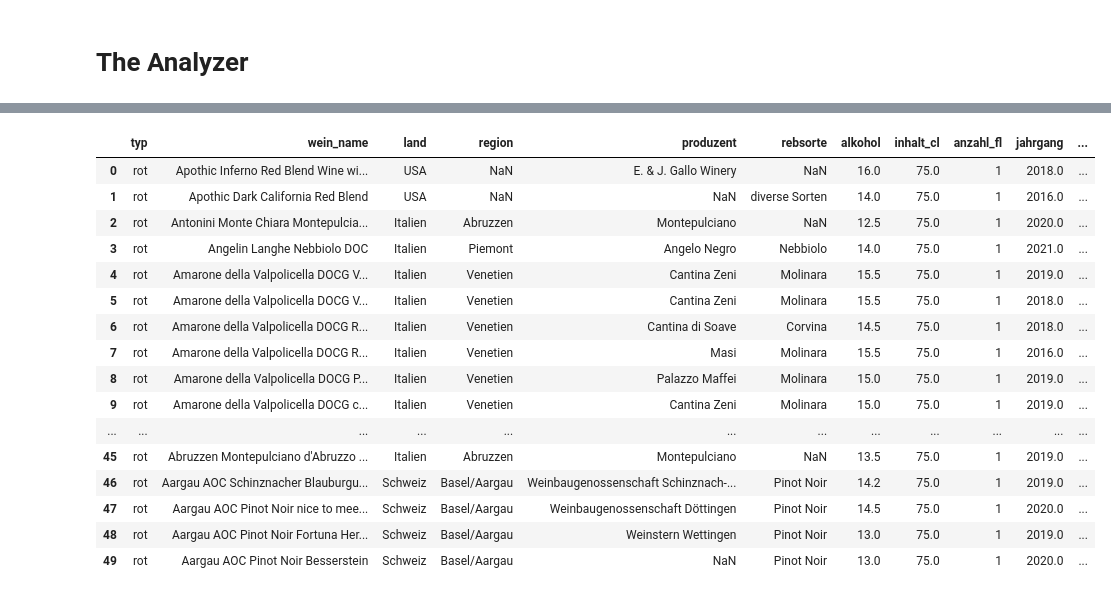
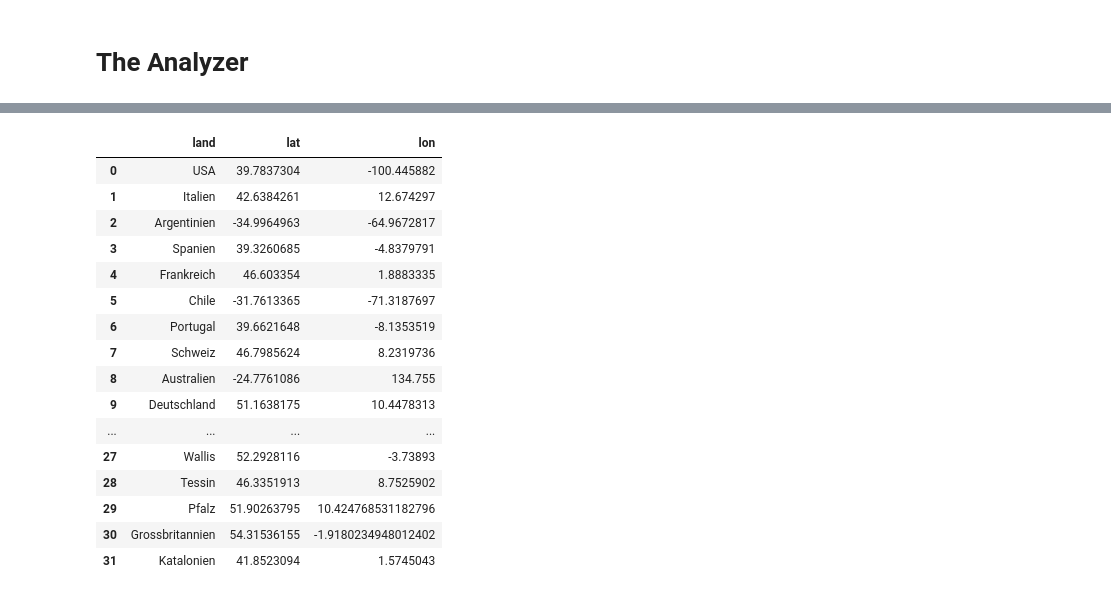
Before and after one commit to TobiasFatzer/data_analytics_final_project, a Jupyter notebook: 02_data_analyzation.ipynb, the cells around one changed output, grey strips where cells are left out. Cells and saved outputs as stored; diff of their text form; code cells hidden in the pictures.

```diff
--- a/02_data_analyzation.ipynb
+++ b/02_data_analyzation.ipynb
@@ -16,3 +16,9 @@ warnings.filterwarnings('ignore')
 df = pd.read_csv('wine_data.csv',
                  sep=',',
                  encoding='utf-8')
+
+df1 = pd.read_csv('wine_data.csv',
+                 sep=',',
+                 encoding='utf-8')[['land']]
+
+df.head()
@@ -18,0 +32,3 @@ df = pd.read_csv('wine_data.csv',
+# %%
+df2 = df1.dropna()
+df2
@@ -18,0 +49,4 @@ df = pd.read_csv('wine_data.csv',
+# %%
+df3 = df2.drop_duplicates()
+df3 = df3.reset_index(drop=True)
+df3.head()
@@ -19,52 +60,52 @@ df = pd.read_csv('wine_data.csv',
 # %%
 import requests
 import urllib.parse
 
 geolocation = []
 n = 1
-for i in df['land'].astype(str):
+for i in df3['land'].astype(str):
 
     print('Geocoding address',
           n,
           'out of',
-          len(df['land']),
+          len(df3['land']),
           ':',
           i)
     n=n+1
     clear_output(wait=True)
 
     try:
-        url = 'https://nominatim.openstreetmap.org/search/' + urllib.parse.quote(i) +'?format=json'
-        response = requests.get(url).json()
-        geolocation.append(pd.Series(data={'lat': response[0]["lat"], 'lon': response[0]["lon"]}))
+            url = 'https://nominatim.openstreetmap.org/search/' + urllib.parse.quote(i) +'?format=json'
+            response = requests.get(url).json()
+            geolocation.append(pd.Series(data={'lat': response[0]["lat"], 'lon': response[0]["lon"]}))
 
     except:
-        geolocation.append(pd.Series(data={'lat': None, 'lon': None}))
+            geolocation.append(pd.Series(data={'lat': None, 'lon': None}))
 
 
 
 # Write lat and lon to df
 df_loc = pd.DataFrame(geolocation,
                       columns=("lat", "lon"),
-                      index=range(len(df['land'])))
-df['lat'] = df_loc['lat']
-df['lon'] = df_loc['lon']
-df.head(50)
+                      index=range(len(df3['land'])))
+df3['lat'] = df_loc['lat']
+df3['lon'] = df_loc['lon']
+df3.head(50)
 # %% [output]
-|  | typ | wein_name | land | region | produzent | rebsorte | alkohol | inhalt_cl | anzahl_fl | jahrgang | ... |
-| 0 | rot | Apothic Inferno Red Blend Wine wi... | USA | NaN | E. & J. Gallo Winery | NaN | 16.0 | 75.0 | 1 | 2018.0 | ... |
-| 1 | rot | Apothic Dark California Red Blend | USA | NaN | NaN | diverse Sorten | 14.0 | 75.0 | 1 | 2016.0 | ... |
-| 2 | rot | Antonini Monte Chiara Montepulcia... | Italien | Abruzzen | Montepulciano | NaN | 12.5 | 75.0 | 1 | 2020.0 | ... |
-| 3 | rot | Angelin Langhe Nebbiolo DOC | Italien | Piemont | Angelo Negro | Nebbiolo | 14.0 | 75.0 | 1 | 2021.0 | ... |
-| 4 | rot | Amarone della Valpolicella DOCG V... | Italien | Venetien | Cantina Zeni | Molinara | 15.5 | 75.0 | 1 | 2019.0 | ... |
-| 5 | rot | Amarone della Valpolicella DOCG V... | Italien | Venetien | Cantina Zeni | Molinara | 15.5 | 75.0 | 1 | 2018.0 | ... |
-| 6 | rot | Amarone della Valpolicella DOCG R... | Italien | Venetien | Cantina di Soave | Corvina | 14.5 | 75.0 | 1 | 2018.0 | ... |
-| 7 | rot | Amarone della Valpolicella DOCG R... | Italien | Venetien | Masi | Molinara | 15.5 | 75.0 | 1 | 2016.0 | ... |
-| 8 | rot | Amarone della Valpolicella DOCG P... | Italien | Venetien | Palazzo Maffei | Molinara | 15.0 | 75.0 | 1 | 2019.0 | ... |
-| 9 | rot | Amarone della Valpolicella DOCG c... | Italien | Venetien | Cantina Zeni | Molinara | 15.0 | 75.0 | 1 | 2019.0 | ... |
-| ... | ... | ... | ... | ... | ... | ... | ... | ... | ... | ... | ... |
-| 45 | rot | Abruzzen Montepulciano d'Abruzzo ... | Italien | Abruzzen | Montepulciano | NaN | 13.5 | 75.0 | 1 | 2019.0 | ... |
-| 46 | rot | Aargau AOC Schinznacher Blauburgu... | Schweiz | Basel/Aargau | Weinbaugenossenschaft Schinznach-... | Pinot Noir | 14.2 | 75.0 | 1 | 2019.0 | ... |
-| 47 | rot | Aargau AOC Pinot Noir nice to mee... | Schweiz | Basel/Aargau | Weinbaugenossenschaft Döttingen | Pinot Noir | 14.5 | 75.0 | 1 | 2020.0 | ... |
-| 48 | rot | Aargau AOC Pinot Noir Fortuna Her... | Schweiz | Basel/Aargau | Weinstern Wettingen | Pinot Noir | 13.0 | 75.0 | 1 | 2019.0 | ... |
-| 49 | rot | Aargau AOC Pinot Noir Besserstein | Schweiz | Basel/Aargau | NaN | Pinot Noir | 13.0 | 75.0 | 1 | 2020.0 | ... |
+|  | land | lat | lon |
+| 0 | USA | 39.7837304 | -100.445882 |
+| 1 | Italien | 42.6384261 | 12.674297 |
+| 2 | Argentinien | -34.9964963 | -64.9672817 |
+| 3 | Spanien | 39.3260685 | -4.8379791 |
+| 4 | Frankreich | 46.603354 | 1.8883335 |
+| 5 | Chile | -31.7613365 | -71.3187697 |
+| 6 | Portugal | 39.6621648 | -8.1353519 |
+| 7 | Schweiz | 46.7985624 | 8.2319736 |
+| 8 | Australien | -24.7761086 | 134.755 |
+| 9 | Deutschland | 51.1638175 | 10.4478313 |
+| ... | ... | ... | ... |
+| 27 | Wallis | 52.2928116 | -3.73893 |
+| 28 | Tessin | 46.3351913 | 8.7525902 |
+| 29 | Pfalz | 51.90263795 | 10.424768531182796 |
+| 30 | Grossbritannien | 54.31536155 | -1.9180234948012402 |
+| 31 | Katalonien | 41.8523094 | 1.5745043 |
```
Also changed, not shown: parts of 7 cells of this notebook, 1 other file.
